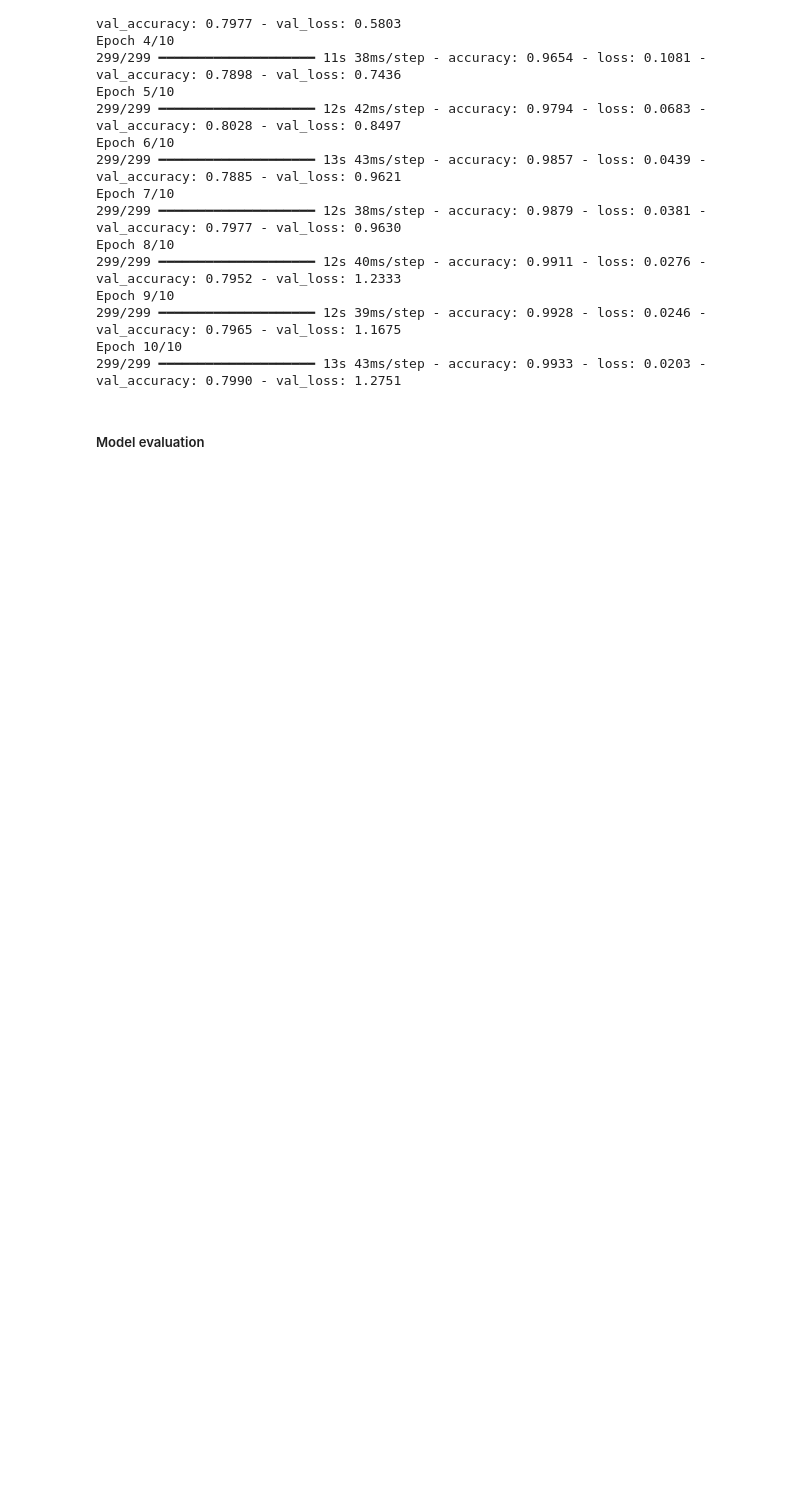
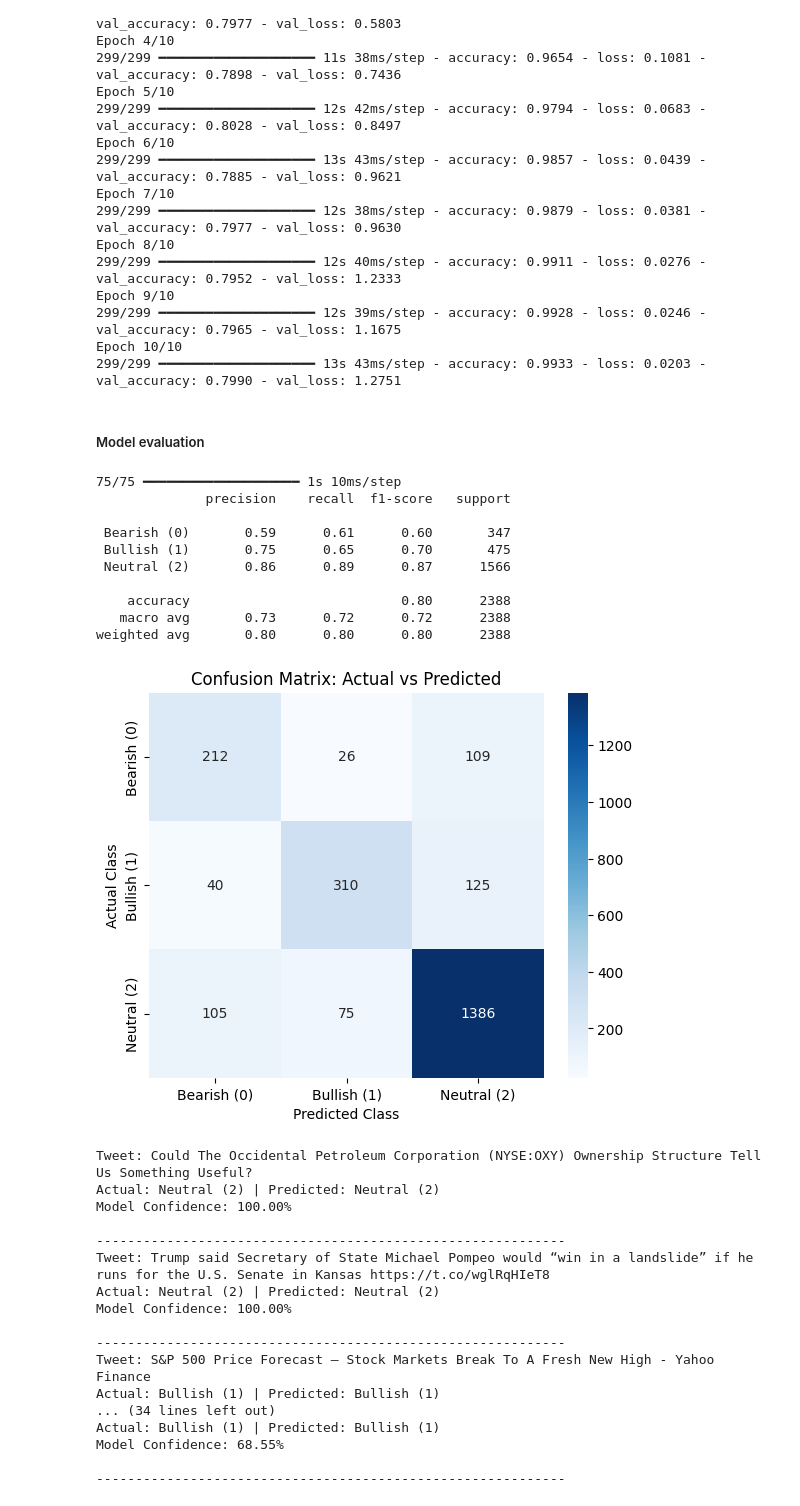
Before and after one commit to Sergioarca/NLP_portfolio_arca_sergio, a Jupyter notebook: Exercises/Lab_Exercises_2/S09_LAB.ipynb, the cells around one changed output. Drawn from its saved outputs; the diff is of its cells as text; code cells hidden in the pictures; blank space fills up the shorter version.

Commit message:
Model Testing and Validation

```diff
--- a/Exercises/Lab_Exercises_2/S09_LAB.ipynb
+++ b/Exercises/Lab_Exercises_2/S09_LAB.ipynb
@@ -142,3 +143,70 @@ Epoch 10/10
 299/299 ━━━━━━━━━━━━━━━━━━━━ 13s 43ms/step - accuracy: 0.9933 - loss: 0.0203 - val_accuracy: 0.7990 - val_loss: 1.2751
 # %% [markdown]
 ##### Model evaluation
+# %%
+# Predictions for the entire validation dataset
+predictions_prob = lstm_model.predict(X_valid_pad)
+# We take the index with the highest probability as the final prediction
+y_pred = np.argmax(predictions_prob, axis=1)
+
+sentiments = {
+    0: "Bearish (0)",
+    1: "Bullish (1)",
+    2: "Neutral (2)"
+}
+
+print(classification_report(y_valid, y_pred, target_names=[sentiments[i] for i in range(3)]))
+# Confusion Matrix
+cm = confusion_matrix(y_valid, y_pred)
+plt.figure(figsize=(14, 5))
+plt.subplot(1, 2, 1)
+sns.heatmap(cm, annot=True, fmt='d', cmap='Blues',
+            xticklabels=[sentiments[i] for i in range(3)],
+            yticklabels=[sentiments[i] for i in range(3)])
+plt.title("Confusion Matrix: Actual vs Predicted")
+plt.xlabel("Predicted Class")
+plt.ylabel("Actual Class")
+plt.show()
+
+# Try 10 random examples from the validation dataset
+num_examples = 10
+random_indices = np.random.choice(len(X_valid_text), num_examples, replace=False)
+for i in random_indices:
+    tweet_text = X_valid_text[i]
+    actual_emotion = y_valid[i]
+    predicted_emotion = y_pred[i]
+    confidence = predictions_prob[i][predicted_emotion]
+
+    print(f"Tweet: {tweet_text}")
+    print(f"Actual: {sentiments[actual_emotion]} | Predicted: {sentiments[predicted_emotion]}")
+    print(f"Model Confidence: {confidence * 100:.2f}%\n")
+    print("-" * 60)
+# %% [output]
+75/75 ━━━━━━━━━━━━━━━━━━━━ 1s 10ms/step
+              precision    recall  f1-score   support
+
+ Bearish (0)       0.59      0.61      0.60       347
+ Bullish (1)       0.75      0.65      0.70       475
+ Neutral (2)       0.86      0.89      0.87      1566
+
+    accuracy                           0.80      2388
+   macro avg       0.73      0.72      0.72      2388
+weighted avg       0.80      0.80      0.80      2388
+[figure, added]
+Tweet: Could The Occidental Petroleum Corporation (NYSE:OXY) Ownership Structure Tell Us Something Useful?
+Actual: Neutral (2) | Predicted: Neutral (2)
+Model Confidence: 100.00%
+
+------------------------------------------------------------
+Tweet: Trump said Secretary of State Michael Pompeo would “win in a landslide” if he runs for the U.S. Senate in Kansas https://t.co/wglRqHIeT8
+Actual: Neutral (2) | Predicted: Neutral (2)
+Model Confidence: 100.00%
+
+------------------------------------------------------------
+Tweet: S&P 500 Price Forecast – Stock Markets Break To A Fresh New High - Yahoo Finance
+Actual: Bullish (1) | Predicted: Bullish (1)
+... (34 lines left out)
+Actual: Bullish (1) | Predicted: Bullish (1)
+Model Confidence: 68.55%
+
+------------------------------------------------------------
```
Also changed, not shown: parts of 1 cell of this notebook.
